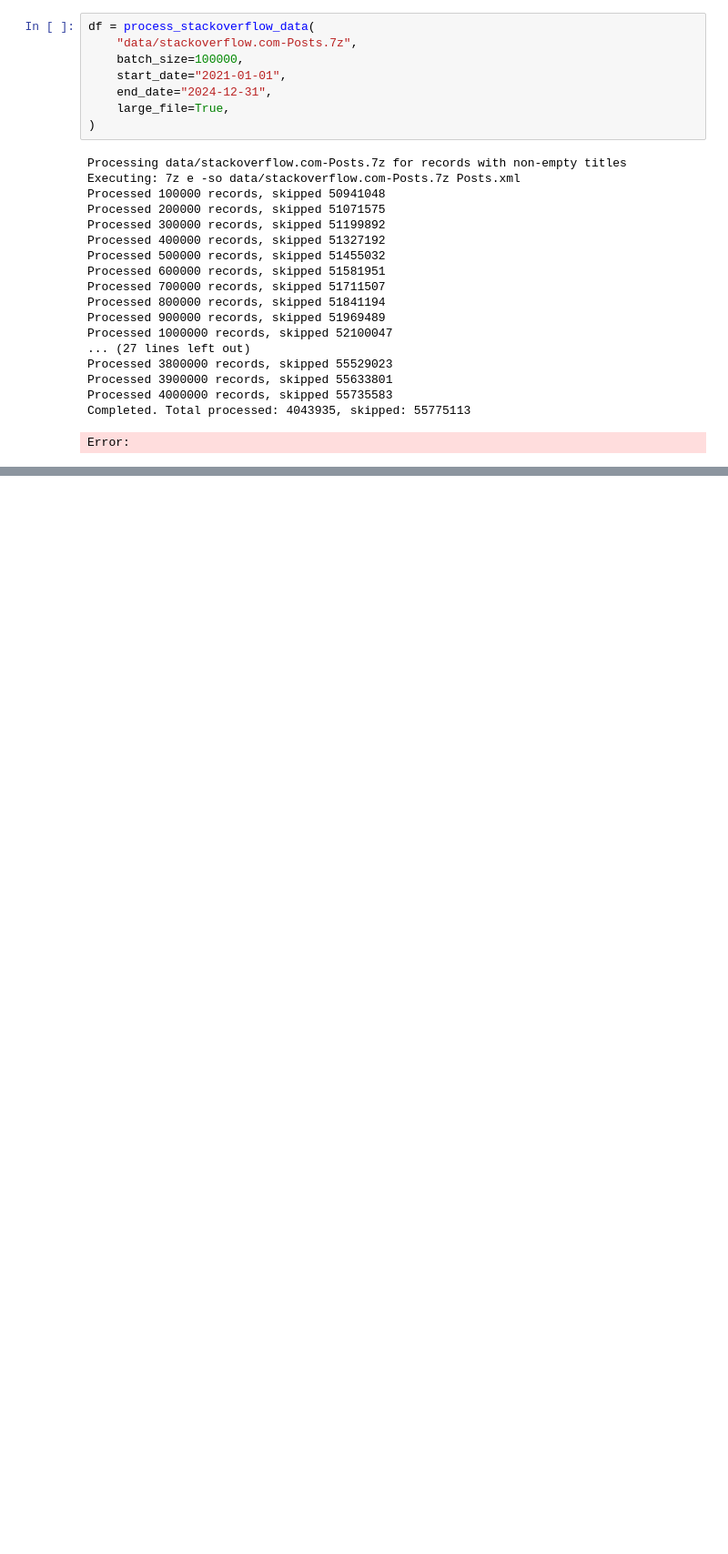
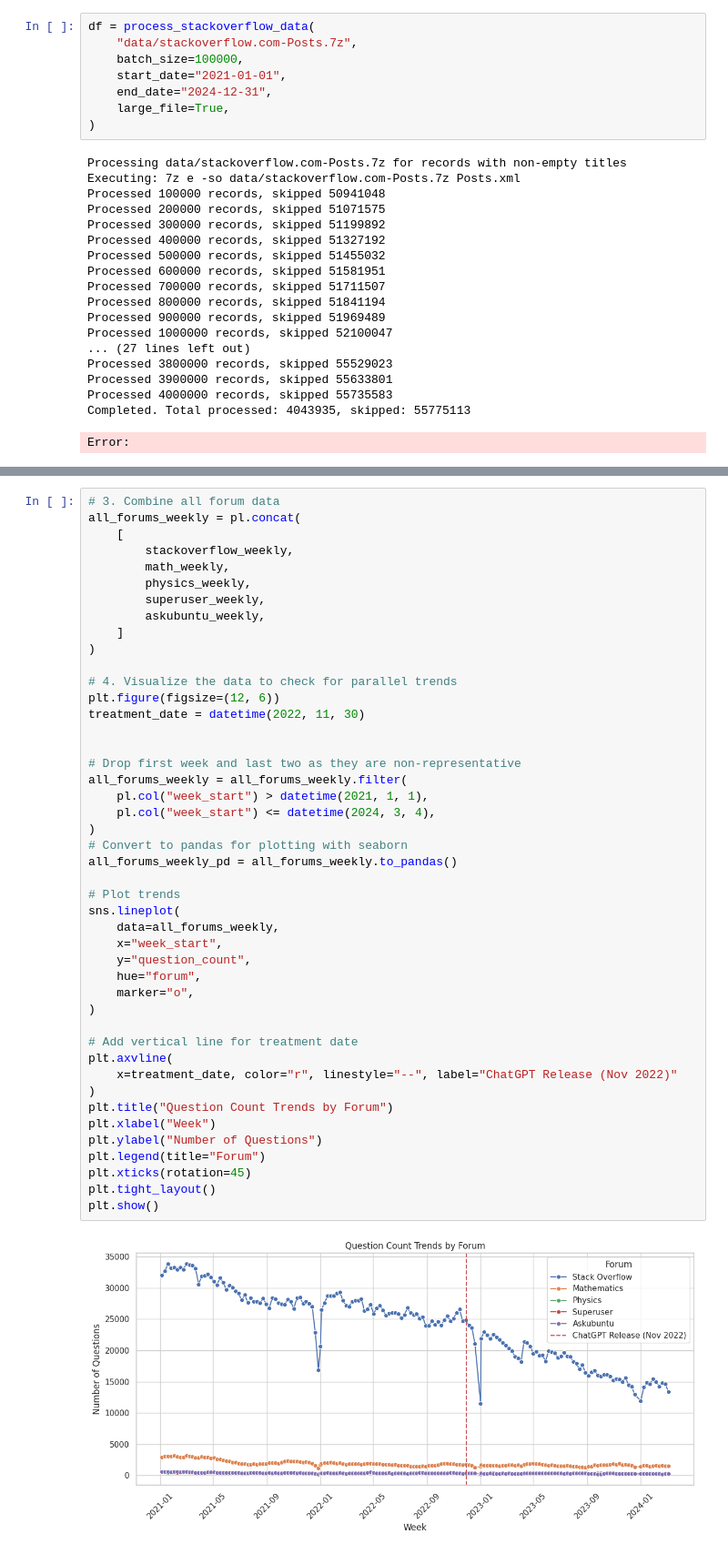
Before and after one commit to m9o8/bse_tm_final, a Jupyter notebook: st_test.ipynb, the cells around one changed output, grey strips where cells are left out. Shown at 91% size. Drawn from its saved outputs; the diff is of its cells as text; blank space fills up the shorter version.

```diff
--- a/st_test.ipynb
+++ b/st_test.ipynb
@@ -1290,0 +777,47 @@ Error:
+# %%
+# 3. Combine all forum data
+all_forums_weekly = pl.concat(
+    [
+        stackoverflow_weekly,
+        math_weekly,
+        physics_weekly,
+        superuser_weekly,
+        askubuntu_weekly,
+    ]
+)
+
+# 4. Visualize the data to check for parallel trends
+plt.figure(figsize=(12, 6))
+treatment_date = datetime(2022, 11, 30)
+
+
+# Drop first week and last two as they are non-representative
+all_forums_weekly = all_forums_weekly.filter(
+    pl.col("week_start") > datetime(2021, 1, 1),
+    pl.col("week_start") <= datetime(2024, 3, 4),
+)
+# Convert to pandas for plotting with seaborn
+all_forums_weekly_pd = all_forums_weekly.to_pandas()
+
+# Plot trends
+sns.lineplot(
+    data=all_forums_weekly,
+    x="week_start",
+    y="question_count",
+    hue="forum",
+    marker="o",
+)
+
+# Add vertical line for treatment date
+plt.axvline(
+    x=treatment_date, color="r", linestyle="--", label="ChatGPT Release (Nov 2022)"
+)
+plt.title("Question Count Trends by Forum")
+plt.xlabel("Week")
+plt.ylabel("Number of Questions")
+plt.legend(title="Forum")
+plt.xticks(rotation=45)
+plt.tight_layout()
+plt.show()
+# %% [output]
+[figure, added]
```
Also changed, not shown: parts of 52 cells of this notebook, 6 other files.
